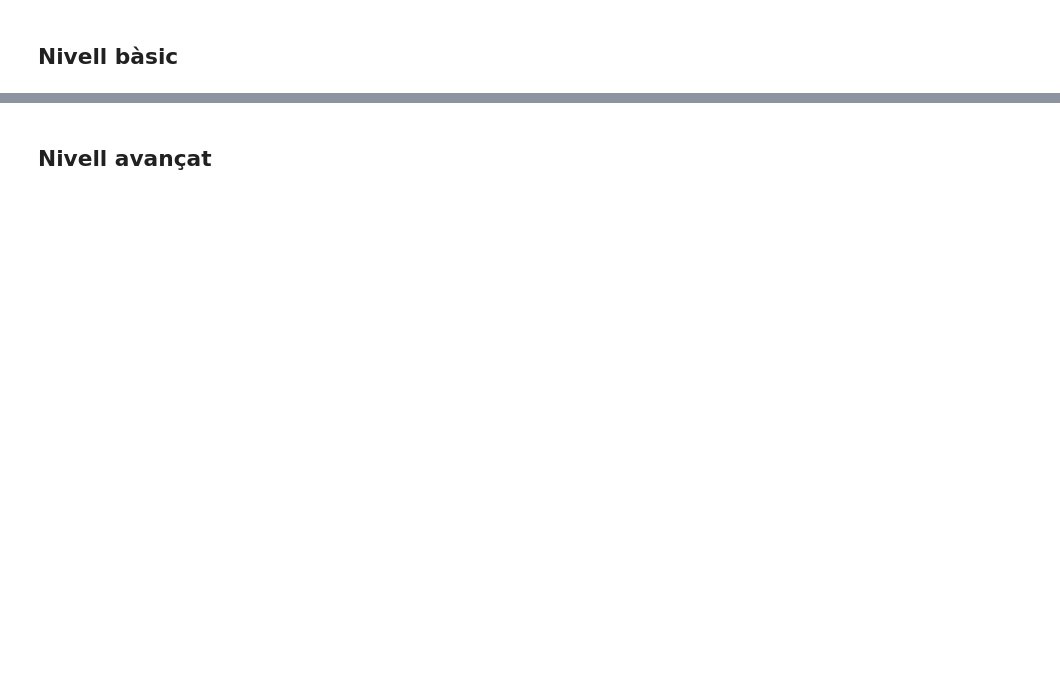
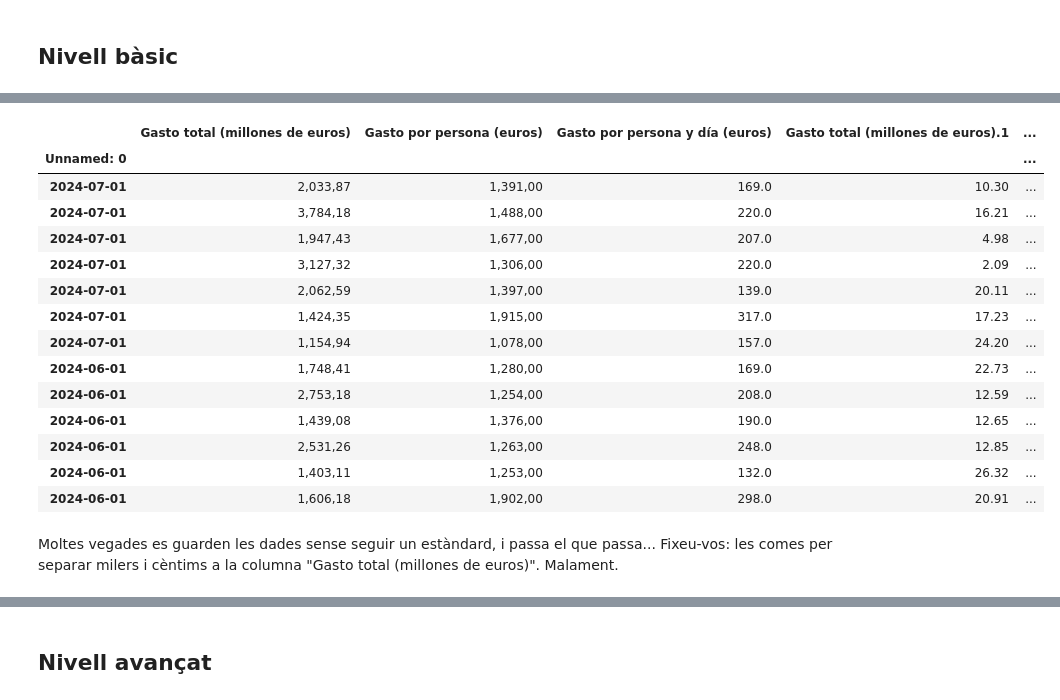
Before and after one commit to wisaaco/Curs_FG24GOI0074221, a Jupyter notebook: lessons/projecte_final.ipynb, the cells around one changed output, grey strips where cells are left out. Saved outputs shown, nothing was run; the diff lists cells and outputs as text; code cells hidden in the pictures; blank space fills up the shorter version.

```diff
--- a/lessons/projecte_final.ipynb
+++ b/lessons/projecte_final.ipynb
@@ -50,0 +212,23 @@ El fitxer per resoldre les qüestions dels dos primers nivells és: *data/candid
+# %%
+# TODO: Borra totes les files (que no tenen comunitat: per Total o por data)
+df = #TODO
+# %%
+df.head(13)
+# %% [output]
+|  | Gasto total (millones de euros) | Gasto por persona (euros) | Gasto por persona y día (euros) | Gasto total (millones de euros).1 | ... |
+| Unnamed: 0 |  |  |  |  | ... |
+| 2024-07-01 | 2,033,87 | 1,391,00 | 169.0 | 10.30 | ... |
+| 2024-07-01 | 3,784,18 | 1,488,00 | 220.0 | 16.21 | ... |
+| 2024-07-01 | 1,947,43 | 1,677,00 | 207.0 | 4.98 | ... |
+| 2024-07-01 | 3,127,32 | 1,306,00 | 220.0 | 2.09 | ... |
+| 2024-07-01 | 2,062,59 | 1,397,00 | 139.0 | 20.11 | ... |
+| 2024-07-01 | 1,424,35 | 1,915,00 | 317.0 | 17.23 | ... |
+| 2024-07-01 | 1,154,94 | 1,078,00 | 157.0 | 24.20 | ... |
+| 2024-06-01 | 1,748,41 | 1,280,00 | 169.0 | 22.73 | ... |
+| 2024-06-01 | 2,753,18 | 1,254,00 | 208.0 | 12.59 | ... |
+| 2024-06-01 | 1,439,08 | 1,376,00 | 190.0 | 12.65 | ... |
+| 2024-06-01 | 2,531,26 | 1,263,00 | 248.0 | 12.85 | ... |
+| 2024-06-01 | 1,403,11 | 1,253,00 | 132.0 | 26.32 | ... |
+| 2024-06-01 | 1,606,18 | 1,902,00 | 298.0 | 20.91 | ... |
+# %% [markdown]
+Moltes vegades es guarden les dades sense seguir un estàndard, i passa el que passa... Fixeu-vos: les comes per separar milers i cèntims a la columna "Gasto total (millones de euros)". Malament.
```
Also changed, not shown: parts of 46 cells of this notebook, 5 other files.
